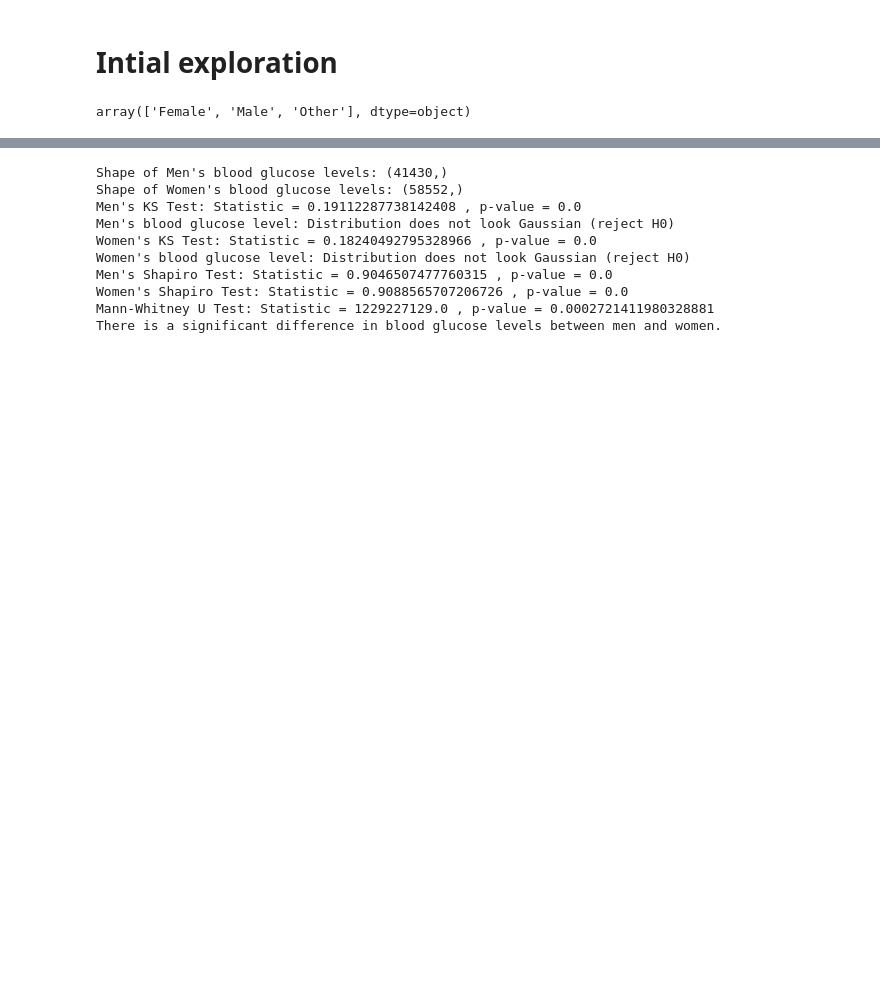
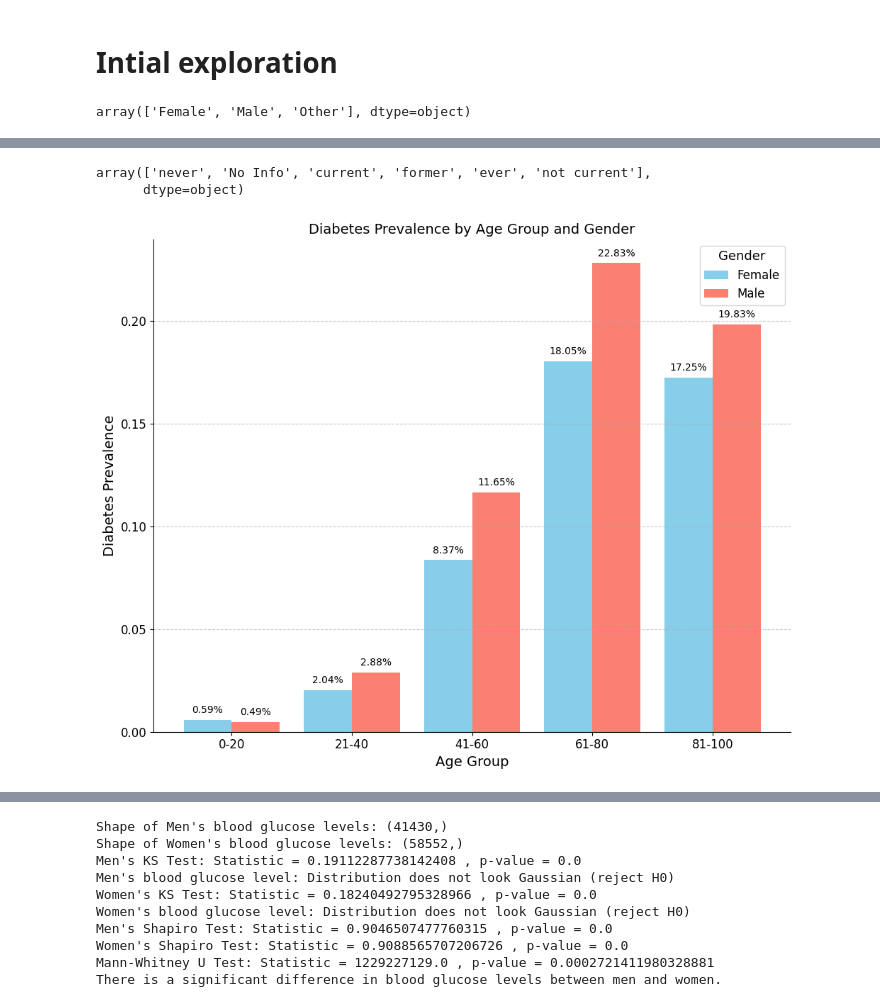
Before and after one commit to piyus22/SUGAR, a Jupyter notebook: diabetes_analysis.ipynb, the cells around one changed output, grey strips where cells are left out. Saved outputs shown, nothing was run; the diff lists cells and outputs as text; code cells hidden in the pictures; blank space fills up the shorter version.

```diff
--- a/diabetes_analysis.ipynb
+++ b/diabetes_analysis.ipynb
@@ -63,0 +82,44 @@ array(['Female', 'Male', 'Other'], dtype=object)
+# %%
+diabetes_ip_file['smoking_history'].unique()# 'never', 'No Info', 'current', 'former', 'ever', 'not current'
+# %% [output]
+array(['never', 'No Info', 'current', 'former', 'ever', 'not current'],
+      dtype=object)
+# %%
+# Diabetes Prevalance across different age groups and comparison between genders
+
+bins = [0, 20, 40, 60, 80, 100]  # Customize bins as needed
+labels = ['0-20', '21-40', '41-60', '61-80', '81-100']
+diabetes_ip_file['age_group'] = pd.cut(diabetes_ip_file['age'], bins=bins, labels=labels, right=False)
+
+# Filter out "Other" gender
+diabetes_filtered = diabetes_ip_file[diabetes_ip_file['gender'].isin(['Male', 'Female'])]
+
+diabetes_by_age_gender = diabetes_filtered.groupby(['age_group', 'gender'])['diabetes'].mean().unstack()
+
+colors = ['skyblue', 'salmon']
+ax = diabetes_by_age_gender.plot(kind='bar', figsize=(10, 8), color=colors, width=0.8)
+
+# Customizing Plot Appearance
+plt.title("Diabetes Prevalence by Age Group and Gender", fontsize=14)
+plt.xlabel("Age Group", fontsize=14)
+plt.ylabel("Diabetes Prevalence", fontsize=14)
+plt.xticks(rotation=0, fontsize=12)
+plt.yticks(fontsize=12)
+plt.legend(title="Gender", fontsize=12, title_fontsize=13)
+
+# Adding Data Labels
+for p in ax.patches:
+    ax.annotate(f'{p.get_height():.2%}', (p.get_x() + p.get_width() / 2., p.get_height()),
+                ha='center', va='center', xytext=(0, 10), textcoords='offset points', fontsize=10)
+
+# Improved Grid Lines and Spines
+plt.grid(axis='y', linestyle='--', alpha=0.7)
+sns.despine()
+
+# Tight Layout
+plt.tight_layout()
+
+# Show the plot
+plt.show()
+# %% [output]
+[figure, added]
```
Also changed, not shown: parts of 8 cells of this notebook.
